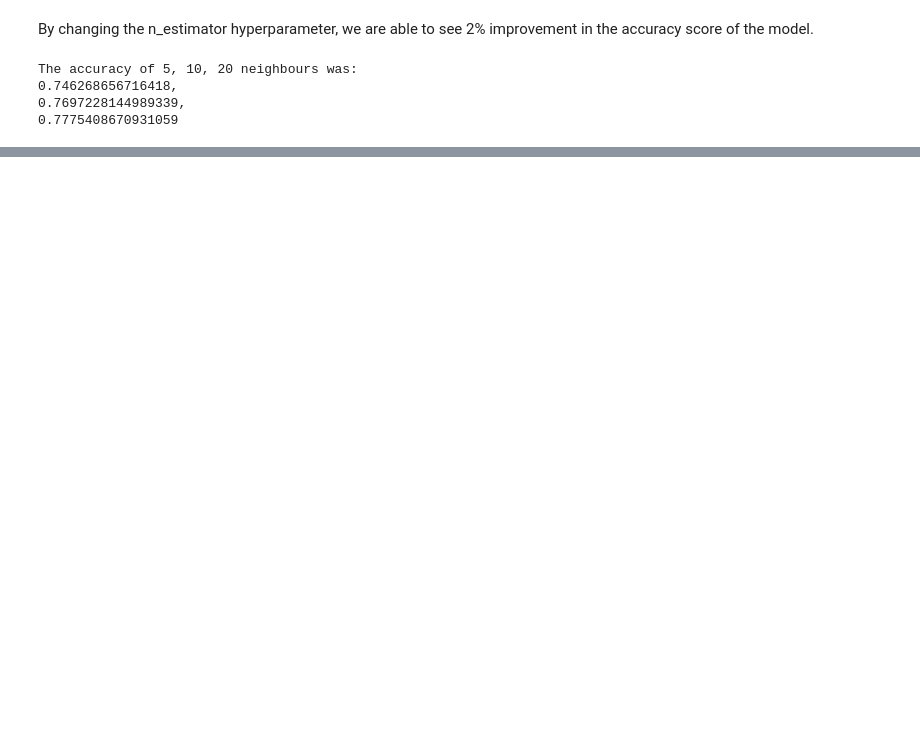
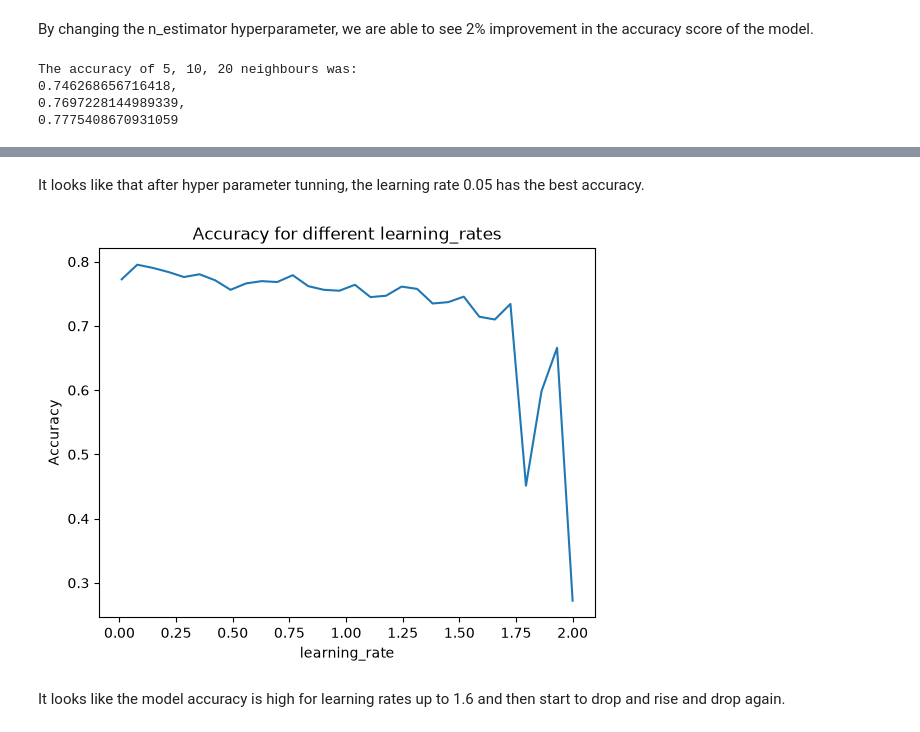
Before and after one commit to saalssall/Machine_Learning_Python, a Jupyter notebook: Hyperparameter_Tuning/Hyperparameter_Tuning.ipynb, the cells around one changed output, grey strips where cells are left out. Drawn from its saved outputs; the diff is of its cells as text; code cells hidden in the pictures; blank space fills up the shorter version.

Commit message:
Add GBM hyper parameter tuning

```diff
--- a/Hyperparameter_Tuning/Hyperparameter_Tuning.ipynb
+++ b/Hyperparameter_Tuning/Hyperparameter_Tuning.ipynb
@@ -8,11 +8,11 @@ from sklearn.linear_model import LogisticRegression
 from sklearn.model_selection import train_test_split
 from sklearn.metrics import confusion_matrix, accuracy_score
 from sklearn.tree import (DecisionTreeRegressor, DecisionTreeClassifier, plot_tree)
-from sklearn.ensemble import (RandomForestRegressor, RandomForestClassifier)
+from sklearn.ensemble import (RandomForestRegressor, RandomForestClassifier, GradientBoostingClassifier)
 from sklearn.neighbors import KNeighborsClassifier
 import warnings; warnings.filterwarnings("ignore")
 
-churn_df = pd.read_csv('Data/telecom_churn.csv')
+churn_df = pd.read_csv('../Data/telecom_churn.csv')
 # %%
 churn_df.head()
 # %% [output]
@@ -201,3 +201,18 @@ The accuracy of 5, 10, 20 neighbours was:
 0.746268656716418,
 0.7697228144989339,
 0.7775408670931059
+# %%
+# Set the learning rates & results storage
+learning_rates = [0.001, 0.01, 0.05, 0.1, 0.2, 0.5]
+results_list = []
+
+# Create the for loop to evaluate model predictions for each learning rate
+for learning_rate in learning_rates:
+    model = GradientBoostingClassifier(learning_rate=learning_rate)
+    predictions = model.fit(X_train, y_train).predict(X_test)
+    # Save the learning rate and accuracy score
+    results_list.append([learning_rate, accuracy_score(y_test, predictions)])
+
+# Gather everything into a DataFrame
+results_df = pd.DataFrame(results_list, columns=['learning_rate', 'accuracy'])
+print(results_df)
@@ -203,0 +227,22 @@ The accuracy of 5, 10, 20 neighbours was:
+# %% [markdown]
+It looks like that after hyper parameter tunning, the learning rate 0.05 has the best accuracy.
+# %%
+# Set the learning rates & accuracies list
+learn_rates = np.linspace(0.01, 2, num=30)
+accuracies = []
+
+# Create the for loop
+for learn_rate in learn_rates:
+  	# Create the model, predictions & save the accuracies as before
+    model = GradientBoostingClassifier(learning_rate=learn_rate)
+    predictions = model.fit(X_train, y_train).predict(X_test)
+    accuracies.append(accuracy_score(y_test, predictions))
+
+# Plot results
+plt.plot(learn_rates, accuracies)
+plt.gca().set(xlabel='learning_rate', ylabel='Accuracy', title='Accuracy for different learning_rates')
+plt.show()
+# %% [output]
+[figure, added]
+# %% [markdown]
+It looks like the model accuracy is high for learning rates up to 1.6 and then start to drop and rise and drop again.
```
Also changed, not shown: parts of 2 cells of this notebook, 1 other file.
